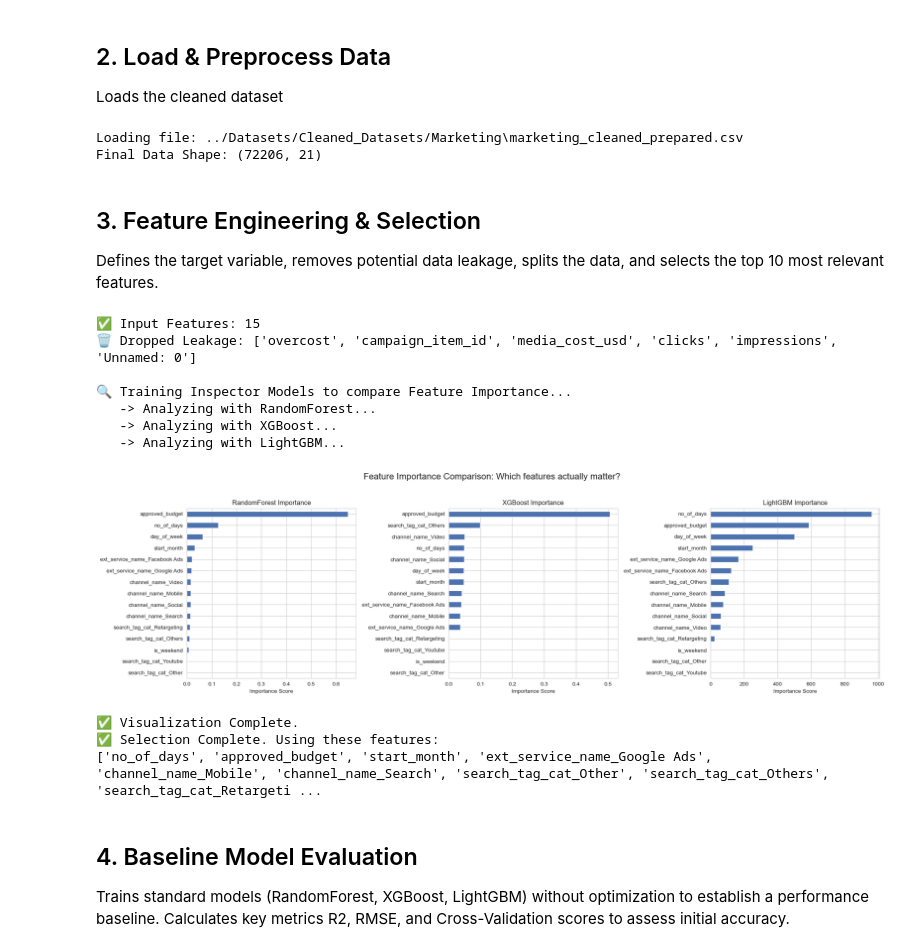
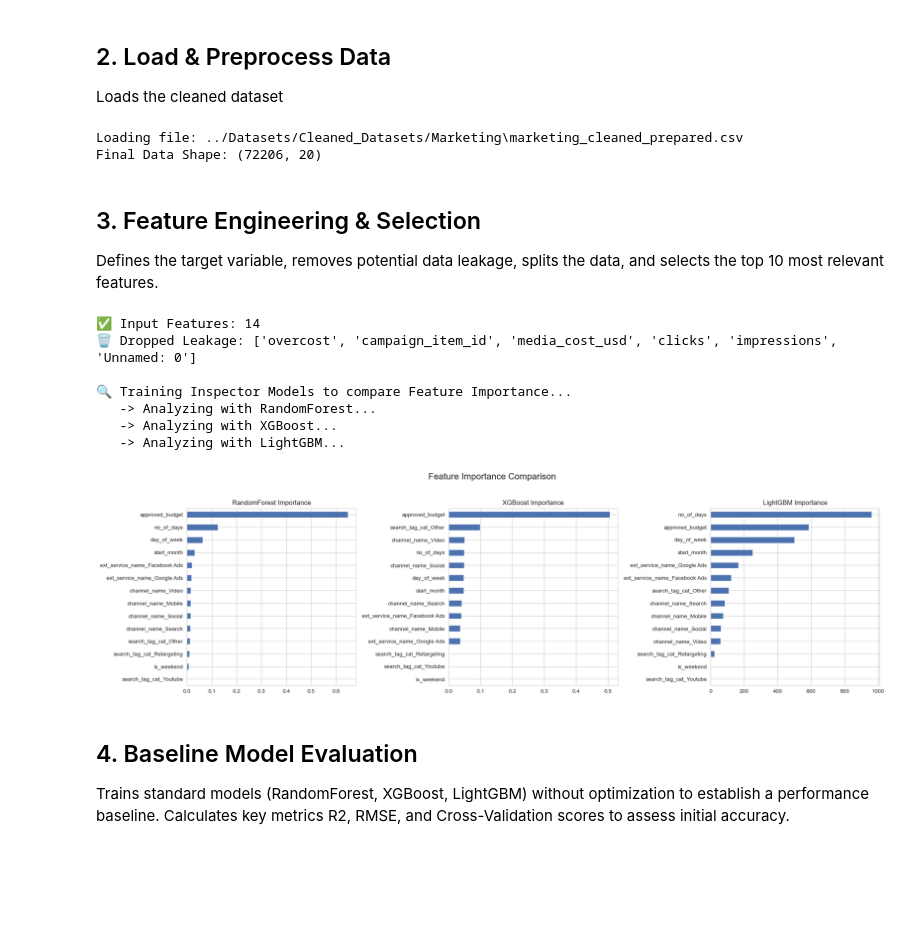
Before and after one commit to 1220823/Viralytics-Desafio-2, a Jupyter notebook: src/Model_Training/train_market_model.ipynb, the cells around one changed output. Cells and saved outputs as stored; diff of their text form; code cells hidden in the pictures; blank space fills up the shorter version.

```diff
--- a/src/Model_Training/train_market_model.ipynb
+++ b/src/Model_Training/train_market_model.ipynb
@@ -35,12 +36,19 @@ Loads the cleaned dataset
 # %%
 # FIND FILE AUTOMATICALLY
 files = glob.glob("../Datasets/Cleaned_Datasets/Marketing/*.csv")
+
+if not files:
+    raise FileNotFoundError("No CSV files found. Check your path!")
+
+# Sort to ensure we always pick the same file
+files.sort()
+
 print(f"Loading file: {files[0]}")
 df = pd.read_csv(files[0])
 print(f"Final Data Shape: {df.shape}")
 # %% [output]
 Loading file: ../Datasets/Cleaned_Datasets/Marketing\marketing_cleaned_prepared.csv
-Final Data Shape: (72206, 21)
+Final Data Shape: (72206, 20)
 # %% [markdown]
 ## 3. Feature Engineering & Selection
 
@@ -65,82 +73,47 @@ cols_to_drop = [c for c in leakage_cols if c in df.columns]
 X = df.drop(columns=cols_to_drop)
 y = df[TARGET]
 
-# ENCODING
-# One-Hot Encoding for categorical variables
-X = pd.get_dummies(X, drop_first=True).fillna(0)
-
 print(f"✅ Input Features: {X.shape[1]}")
 print(f"🗑️ Dropped Leakage: {cols_to_drop}")
 
-# SPLIT & SELECT FEATURES
+# SPLIT DATA
 X_train, X_test, y_train, y_test = train_test_split(X, y, test_size=0.2, random_state=42)
 
 # MULTI-MODEL FEATURE IMPORTANCE VISUALIZATION
 print("\n🔍 Training Inspector Models to compare Feature Importance...")
 
-# Defining the Inspectors
 inspectors = {
     'RandomForest': RandomForestRegressor(n_estimators=100, random_state=42),
     'XGBoost': XGBRegressor(n_estimators=100, objective='reg:squarederror', random_state=42),
     'LightGBM': LGBMRegressor(n_estimators=100, random_state=42, verbose=-1)
 }
 
-# Setup Plotting (1 Row, 3 Columns)
 fig, axes = plt.subplots(1, 3, figsize=(20, 6))
-fig.suptitle('Feature Importance Comparison: Which features actually matter?', fontsize=16)
+fig.suptitle('Feature Importance Comparison', fontsize=16)
 
-# 3. Loop, Train, and Plot
 for i, (name, model) in enumerate(inspectors.items()):
     print(f"   -> Analyzing with {name}...")
-
-    # Train
     model.fit(X_train, y_train)
 
-    # Extract Importance
     importances = model.feature_importances_
     feat_series = pd.Series(importances, index=X_train.columns)
 
-    # Plot Top 15
     ax = axes[i]
     feat_series.nlargest(15).plot(kind='barh', ax=ax, color='#4c72b0')
-
     ax.set_title(f"{name} Importance")
     ax.invert_yaxis()
-    ax.set_xlabel("Importance Score")
 
 plt.tight_layout(rect=[0, 0.03, 1, 0.95])
 plt.show()
-
-print("✅ Visualization Complete.")
-
-# Select Top 10 Features
-selector = SelectKBest(score_func=f_regression, k=10)
-
-# Fit on Train
-X_train_sel_array = selector.fit_transform(X_train, y_train)
-X_test_sel_array = selector.transform(X_test)
-
-# Get names of selected features
-selected_indices = selector.get_support(indices=True)
-selected_features = X.columns[selected_indices]
-
-# Convert back to DataFrame
-X_train_sel = pd.DataFrame(X_train_sel_array, columns=selected_features, index=X_train.index)
-X_test_sel = pd.DataFrame(X_test_sel_array, columns=selected_features, index=X_test.index)
-
-print(f"✅ Selection Complete. Using these features:\n{list(selected_features)}")
 # %% [output]
-✅ Input Features: 15
+✅ Input Features: 14
 🗑️ Dropped Leakage: ['overcost', 'campaign_item_id', 'media_cost_usd', 'clicks', 'impressions', 'Unnamed: 0']
 
 🔍 Training Inspector Models to compare Feature Importance...
    -> Analyzing with RandomForest...
    -> Analyzing with XGBoost...
    -> Analyzing with LightGBM...
-[figure, old version]
+[figure, new version]
-✅ Visualization Complete.
-✅ Selection Complete. Using these features:
-['no_of_days', 'approved_budget', 'start_month', 'ext_service_name_Google Ads', 'channel_name_Mobile', 'channel_name_Search', 'search_tag_cat_Other', 'search_tag_cat_Others', 'search_tag_cat_Retargeti ...
 # %% [markdown]
 ## 4. Baseline Model Evaluation
 
```
Also changed, not shown: parts of 7 cells of this notebook, 1 other file.
